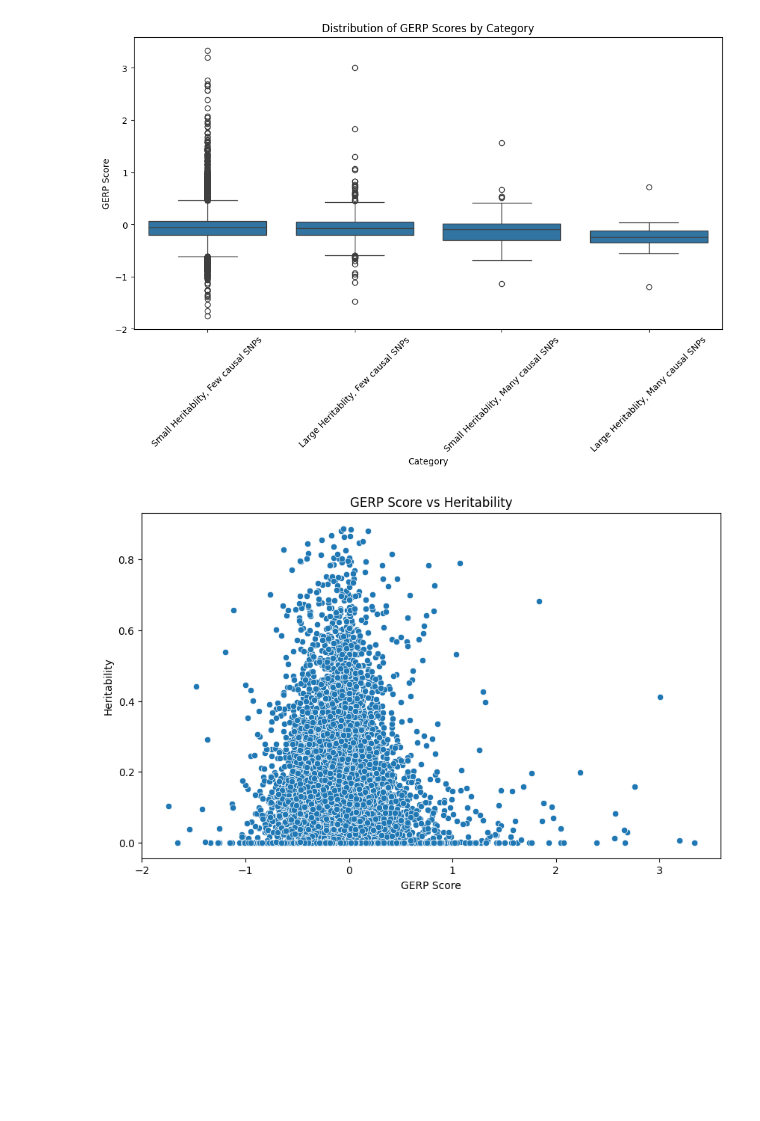
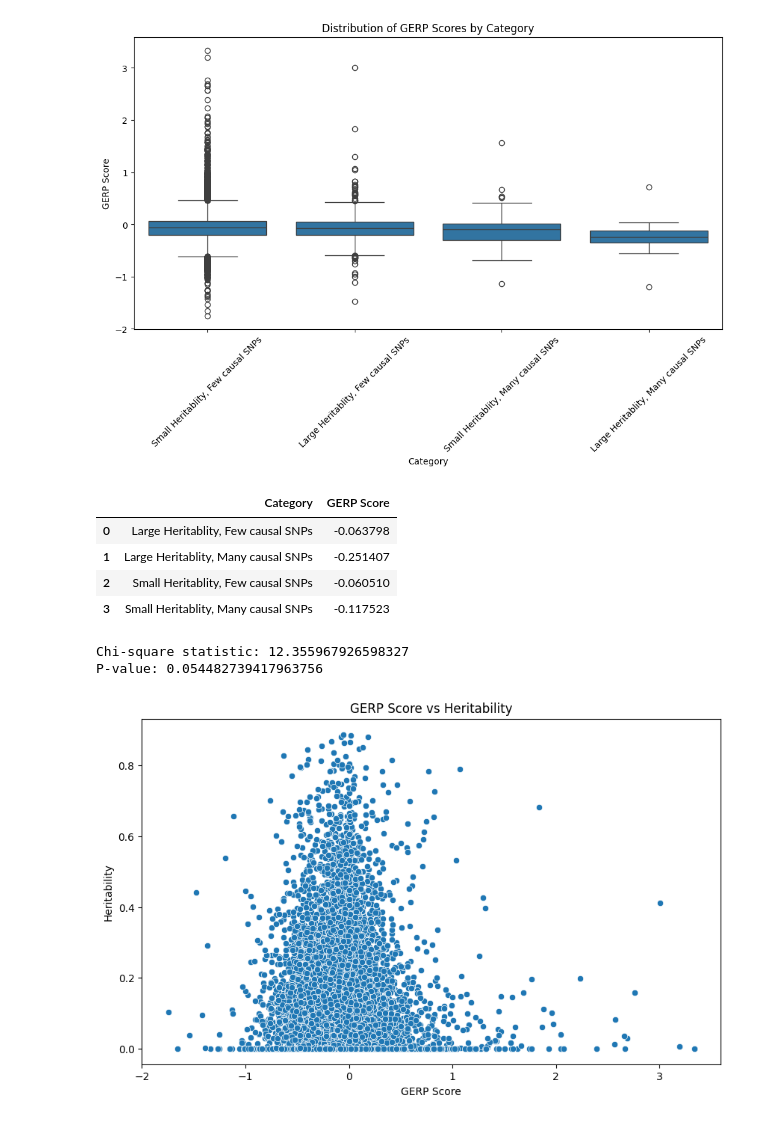
Before and after one commit to AntonBeliakovUCSD/Capstone, a Jupyter notebook: src/EDA and Visualization + GERP.ipynb, the cells around one changed output. Cells and saved outputs as stored; diff of their text form; code cells hidden in the pictures; blank space fills up the shorter version.

```diff
--- a/src/EDA and Visualization + GERP.ipynb
+++ b/src/EDA and Visualization + GERP.ipynb
@@ -103,8 +121,8 @@ plt.show()
 
 They are associated by position so merge the original gene ids with coordinates and ranges
 # %%
-bw = pyBigWig.open("All_hg19_RS.bw")
-gene_annotation = pd.read_csv("gene_annotation.txt", sep="\t")
+bw = pyBigWig.open("../data/All_hg19_RS.bw")
+gene_annotation = pd.read_csv("../data/gene_annotation.txt", sep="\t")
 df = pd.merge(df, gene_annotation, how="inner", left_on="GeneID", right_on="SYM")
 df['CHR'] = df['CHR'].astype(str)
 # %%
@@ -168,6 +185,30 @@ plt.show()
 [figure]
 [figure]
 [figure]
+# %%
+gerp_grouped_df = df.groupby("Category")[['GERP Score']].mean().reset_index()
+gerp_grouped_df
+# %% [output]
+|  | Category | GERP Score |
+| 0 | Large Heritablity, Few causal SNPs | -0.063798 |
+| 1 | Large Heritablity, Many causal SNPs | -0.251407 |
+| 2 | Small Heritablity, Few causal SNPs | -0.060510 |
+| 3 | Small Heritablity, Many causal SNPs | -0.117523 |
+# %%
+import scipy.stats as stats
+
+bins = [-1, -0.33, 0.33, 1]
+labels = ['Low', 'Medium', 'High']
+df['GERP Category'] = pd.cut(df['GERP Score'], bins=bins, labels=labels)
+
+contingency_table = pd.crosstab(df['Category'], df['GERP Category'])
+chi2, p, dof, expected = chi2_contingency(contingency_table)
+
+print(f"\nChi-square statistic: {chi2}")
+print(f"P-value: {p}")
+# %% [output]
+Chi-square statistic: 12.355967926598327
+P-value: 0.054482739417963756
 # %%
 plt.figure(figsize=(10, 6))
 sns.scatterplot(x='GERP Score', y='Heritability', data=df)
```
Also changed, not shown: parts of 16 cells of this notebook, 3 other files.
